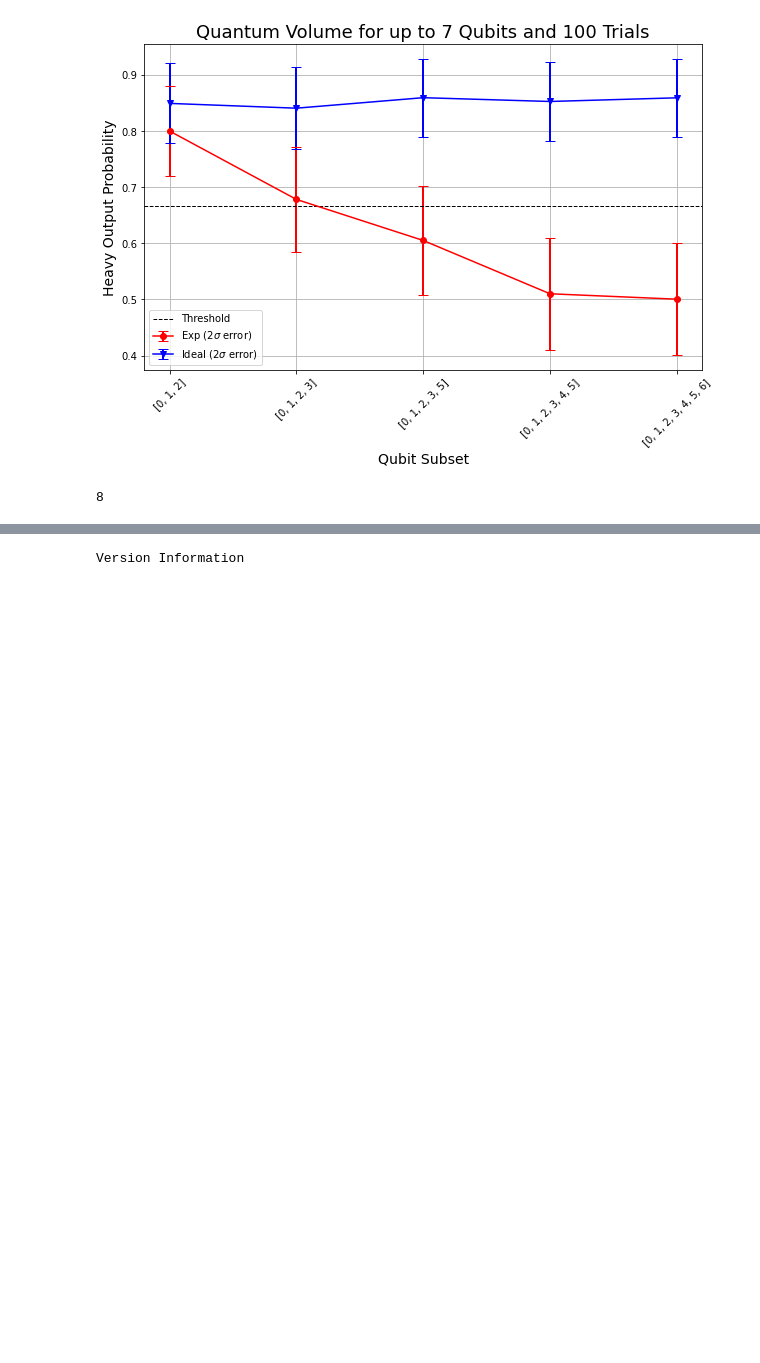
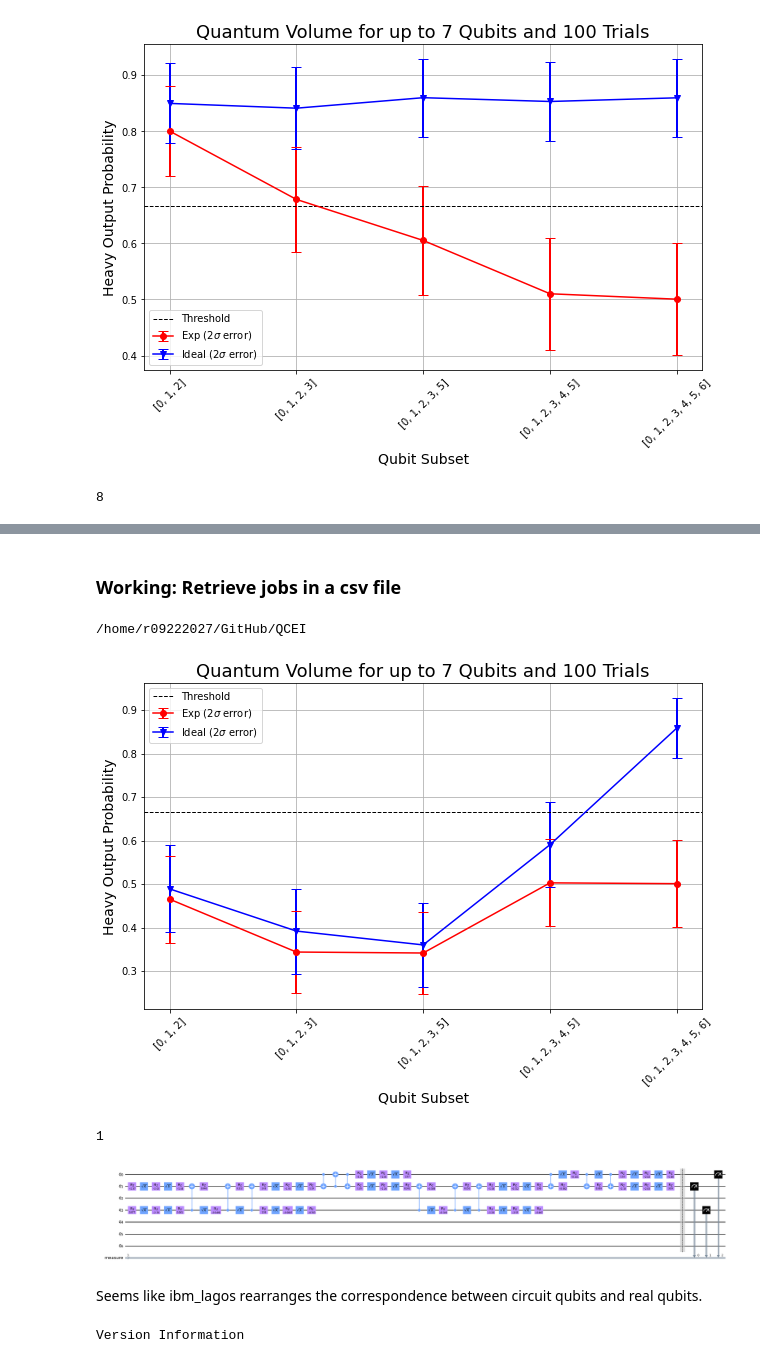
Before and after one commit to haoyudoingthings/QCEI, a Jupyter notebook: Exp11-Quantum-Volume.ipynb, the cells around one changed output, grey strips where cells are left out. Cells and saved outputs as stored; diff of their text form; code cells hidden in the pictures; blank space fills up the shorter version.

Commit message:
can now retrieve circuits of a job

```diff
--- a/Exp11-Quantum-Volume.ipynb
+++ b/Exp11-Quantum-Volume.ipynb
@@ -290,0 +292,5 @@ print(QV)
+# %%
+meas_calibs, state_labels = complete_meas_cal(qubit_list=qubit_lists[-1], circlabel='mcal')
+# %%
+job = qiskit.execute(meas_calibs, backend=backend)
+cal_result = job.result()
@@ -291,3 +309,52 @@ print(QV)
+# %% [markdown]
+### Working: Retrieve jobs in a csv file
+# %%
+cd QCEI
+# %% [output]
+/home/r09222027/GitHub/QCEI
+# %%
+jobs = []
+with open('jobs.csv') as f:
+    header = f.readline()
+    for line in f:
+        job_id = line.split(',')[0]
+        jobs.append(backend.retrieve_job(job_id))
+# %%
+qv_circs = [job.circuits() for job in jobs[1:]]
+qv_circs_nomeas = [[circ.remove_final_measurements(inplace=False) for circ in qv_circ] for qv_circ in qv_circs]
+
+cal_result = jobs[0].result()
+real_results = [job.result() for job in jobs[1:]]
+# %%
+qv_fitter = qv.QVFitter(qubit_lists=qubit_lists)
+qv_fitter.add_statevectors(ideal_results)
+qv_fitter.add_data(real_results)
+# for qubit_list in qubit_lists:
+#     l = len(qubit_list)
+#     print(f'qv_depth_{l}_trial_0:', qv_fitter._heavy_output_counts[f'qv_depth_{l}_trial_0'])
+
+plt.figure(figsize=(10, 6))
+ax = plt.gca()
+qv_fitter.plot_qv_data(ax=ax, show_plt=False)
+ax.set_title(f"Quantum Volume for up to {len(qubit_lists[-1])} Qubits and {ntrials} Trials", fontsize=18)
+plt.show()
+
+qv_success_list = qv_fitter.qv_success()
+qv_list = qv_fitter.ydata
+QV = 1
+for qidx in range(len(qubit_lists)):
+    if (qv_list[0][qidx] > 2/3) and qv_success_list[qidx][0]:
+        QV = qv_fitter.quantum_volume()[qidx]
+print(QV)
+# %% [output]
+[figure, added]
+1
+# %%
+qv_circs[0][0].draw(output='mpl', fold=-1)
+# %% [output]
+[figure, added]
+# %% [markdown]
+Seems like ibm_lagos rearranges the correspondence between circuit qubits and real qubits.
 # %%
 import qiskit.tools.jupyter
 %qiskit_version_table
```
Also changed, not shown: parts of 6 cells of this notebook.
